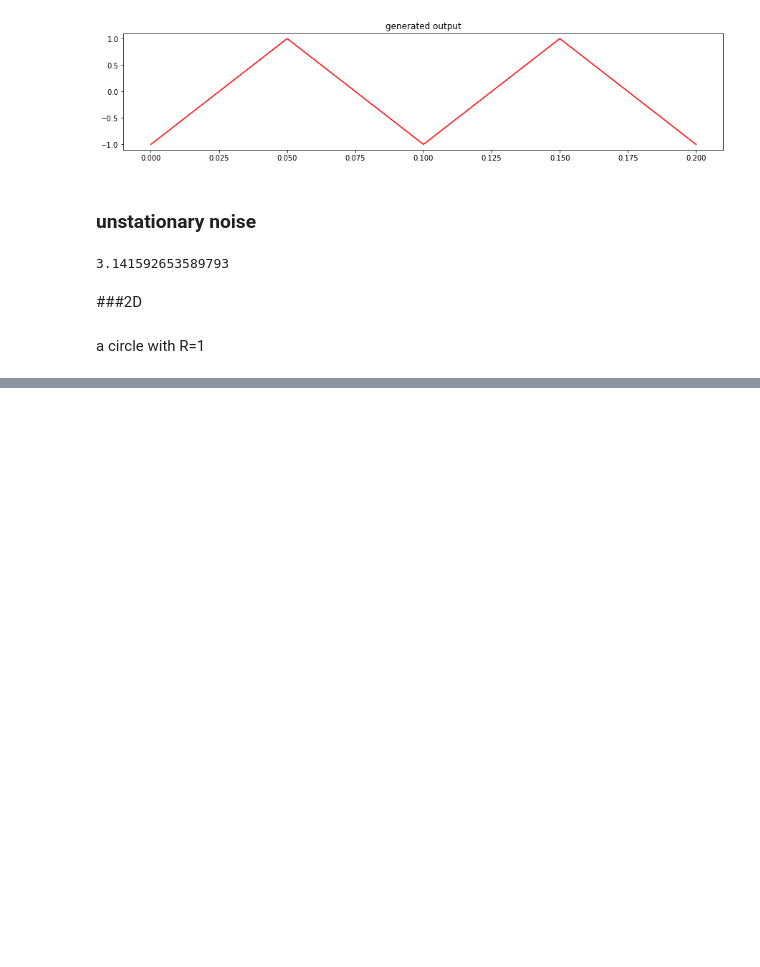
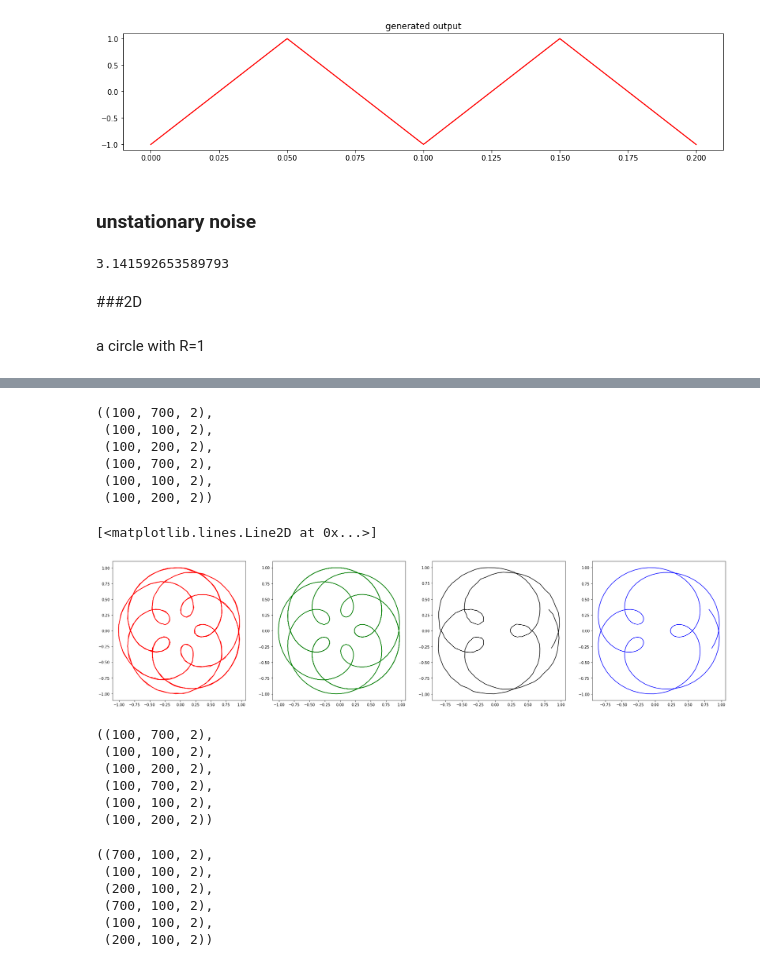
Before and after one commit to Nadiam75/DeepLearning_HW_3, a Jupyter notebook: Q2.ipynb, the cells around one changed output, grey strips where cells are left out. Cells and saved outputs as stored; diff of their text form; code cells hidden in the pictures; blank space fills up the shorter version.

```diff
--- a/Q2.ipynb
+++ b/Q2.ipynb
@@ -572,0 +700,46 @@ plt.grid()
+# %%
+noisy = np.zeros( (100, 1000  , 2))
+denoised = np.zeros ( (100 , 1000  , 2))
+
+for i in range(100):
+  noisy[i,: ,0] , noisy[i , : , 1] = create_noise(x_epitrochoid) , create_noise(y_epitrochoid)
+  denoised[i,: ,0] , denoised[i , : , 1] = x_epitrochoid ,y_epitrochoid
+# %%
+maximum = noisy.max()
+noisy = noisy / maximum
+denoised = denoised / maximum
+# %%
+samplingConst =1
+y_train , y_validation , y_test = denoised[ :,  :700*samplingConst  ], denoised[ : ,  700*samplingConst:800*samplingConst ], denoised[:,  800*samplingConst: ]
+x_train , x_validation , x_test = noisy[ :,:700*samplingConst ]   , noisy[:, 700*samplingConst:800*samplingConst  ]  , noisy[ :, 800*samplingConst: ]
+# %%
+y_train.shape , y_validation.shape , y_test.shape , x_train.shape , x_validation.shape , x_test.shape
+# %% [output]
+((100, 700, 2),
+ (100, 100, 2),
+ (100, 200, 2),
+ (100, 700, 2),
+ (100, 100, 2),
+ (100, 200, 2))
+# %%
+plt.figure(figsize = (30,7))
+plt.subplot(1,4,1)
+plt.plot(x_train[1, : , 0], x_train[1,: , 1], color= 'r')
+plt.subplot(1,4,2)
+plt.plot(y_train[1, : , 0] , y_train[1, : , 1],color ='g')
+plt.subplot(1,4,3)
+plt.plot(x_test[1, : , 0], x_test[1, : , 1] , color= 'k')
+plt.subplot(1,4,4)
+plt.plot(y_test[1, : , 0], y_test[1, : , 1] , color= 'b')
+# %% [output]
+[<matplotlib.lines.Line2D at 0x...>]
+[figure, added]
+# %%
+y_train.shape , y_validation.shape , y_test.shape , x_train.shape , x_validation.shape , x_test.shape
+# %% [output]
+((100, 700, 2),
+ (100, 100, 2),
+ (100, 200, 2),
+ (100, 700, 2),
+ (100, 100, 2),
+ (100, 200, 2))
@@ -572,0 +754,9 @@ plt.grid()
+# %%
+y_train.shape , y_validation.shape , y_test.shape , x_train.shape , x_validation.shape , x_test.shape
+# %% [output]
+((700, 100, 2),
+ (100, 100, 2),
+ (200, 100, 2),
+ (700, 100, 2),
+ (100, 100, 2),
+ (200, 100, 2))
```
Also changed, not shown: parts of 40 cells of this notebook.
